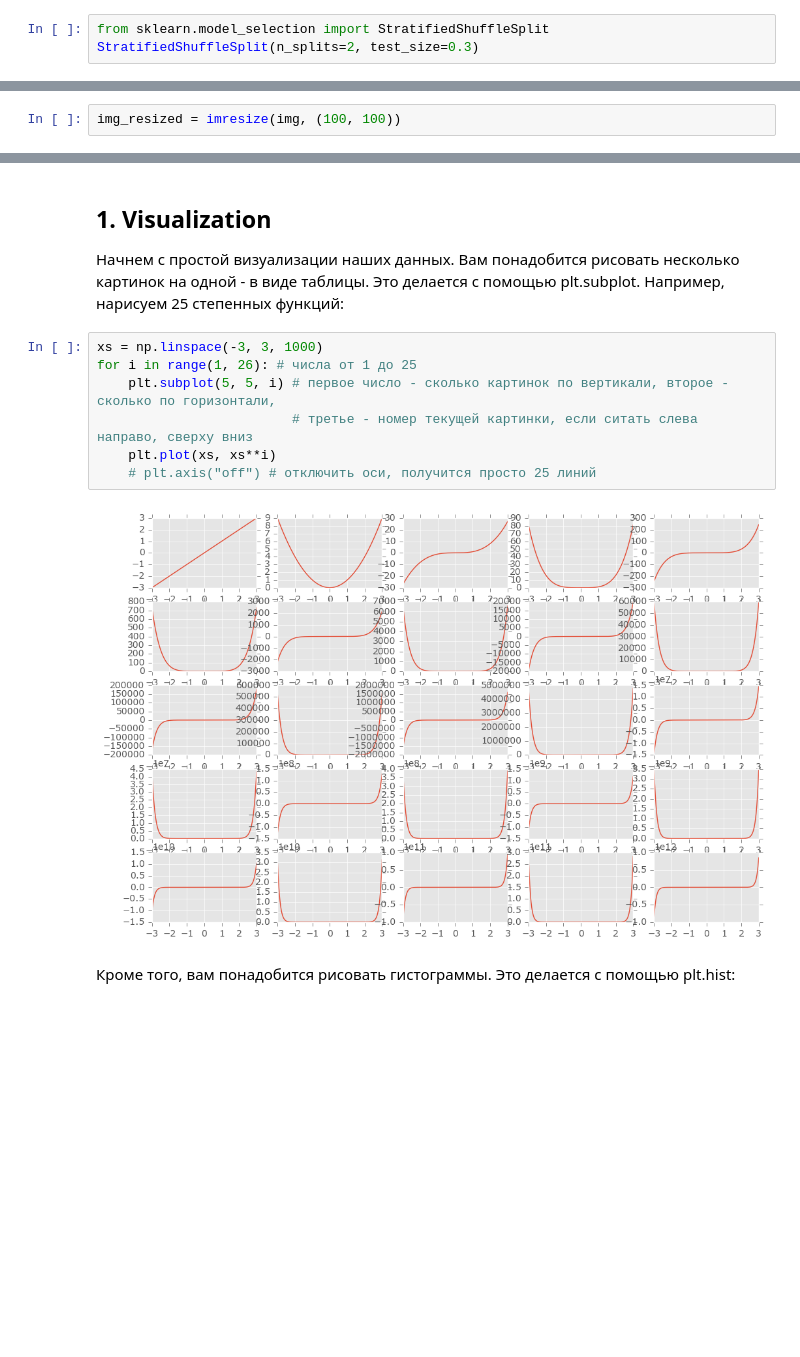
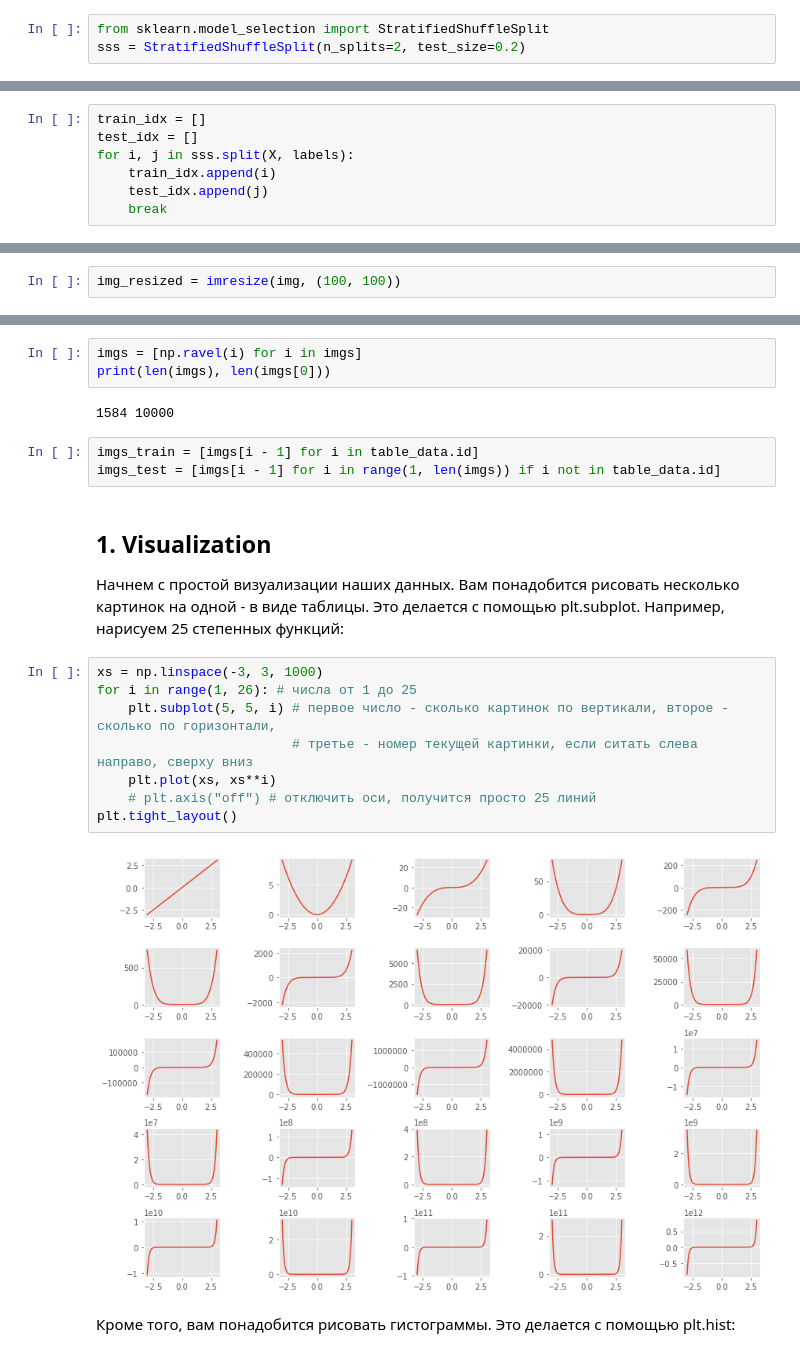
Before and after one commit to BobrG/IreneGit, a Jupyter notebook: hw3.ipynb, the cells around one changed output, grey strips where cells are left out. Drawn from its saved outputs; the diff is of its cells as text; blank space fills up the shorter version.

```diff
--- a/hw3.ipynb
+++ b/hw3.ipynb
@@ -105,4 +105,4 @@ print(len(X[0]))
 Некоторые задачи обладают проблемой дисбаланса в распределении классов для обьектов выборки. Например кол-во отрицательных классов может в разы превышать кол-во положительных классов. В таких случаях пользуются стратифицированным сэмплингом, который позволяет выбрать не произвольное число обьектов каждого класса, а выбрать фиксированное число обьектов каждого класса, сохранив как рандомизированность обьектов, которые мы для каждого класса выбираем, так и сохранив репрезентативность нашей выборки (сохранив ее отличительные черты).
 # %%
 from sklearn.model_selection import StratifiedShuffleSplit
-StratifiedShuffleSplit(n_splits=2, test_size=0.3)
+sss = StratifiedShuffleSplit(n_splits=2, test_size=0.2)
@@ -112,3 +109,10 @@ StratifiedShuffleSplit(n_splits=2, random_state=None, test_size=0.3,
+# %%
+train_idx = []
+test_idx = []
+for i, j in sss.split(X, labels):
+    train_idx.append(i)
+    test_idx.append(j)
+    break
 # %% [markdown]
 Теперь загрузим картинки. В папке `images` лежат 1584 изображения в градациях серого различного размера.
 # %%
@@ -139,15 +151,24 @@ plt.grid(None)
+# %%
+imgs = [np.ravel(i) for i in imgs]
+print(len(imgs), len(imgs[0]))
+# %% [output]
+1584 10000
+# %%
+imgs_train = [imgs[i - 1] for i in table_data.id]
+imgs_test = [imgs[i - 1] for i in range(1, len(imgs)) if i not in table_data.id]
 # %% [markdown]
 ## 1. Visualization
 Начнем с простой визуализации наших данных. Вам понадобится рисовать несколько картинок на одной - в виде таблицы. Это делается с помощью plt.subplot. Например, нарисуем 25 степенных функций:
 # %%
 xs = np.linspace(-3, 3, 1000)
 for i in range(1, 26): # числа от 1 до 25
     plt.subplot(5, 5, i) # первое число - сколько картинок по вертикали, второе - сколько по горизонтали,
                          # третье - номер текущей картинки, если ситать слева направо, сверху вниз
     plt.plot(xs, xs**i)
     # plt.axis("off") # отключить оси, получится просто 25 линий
+plt.tight_layout()
 # %% [output]
-[figure, old version]
+[figure, new version]
 # %% [markdown]
 Кроме того, вам понадобится рисовать гистограммы. Это делается с помощью plt.hist:
 # %%
```
Also changed, not shown: parts of 6 cells of this notebook.
